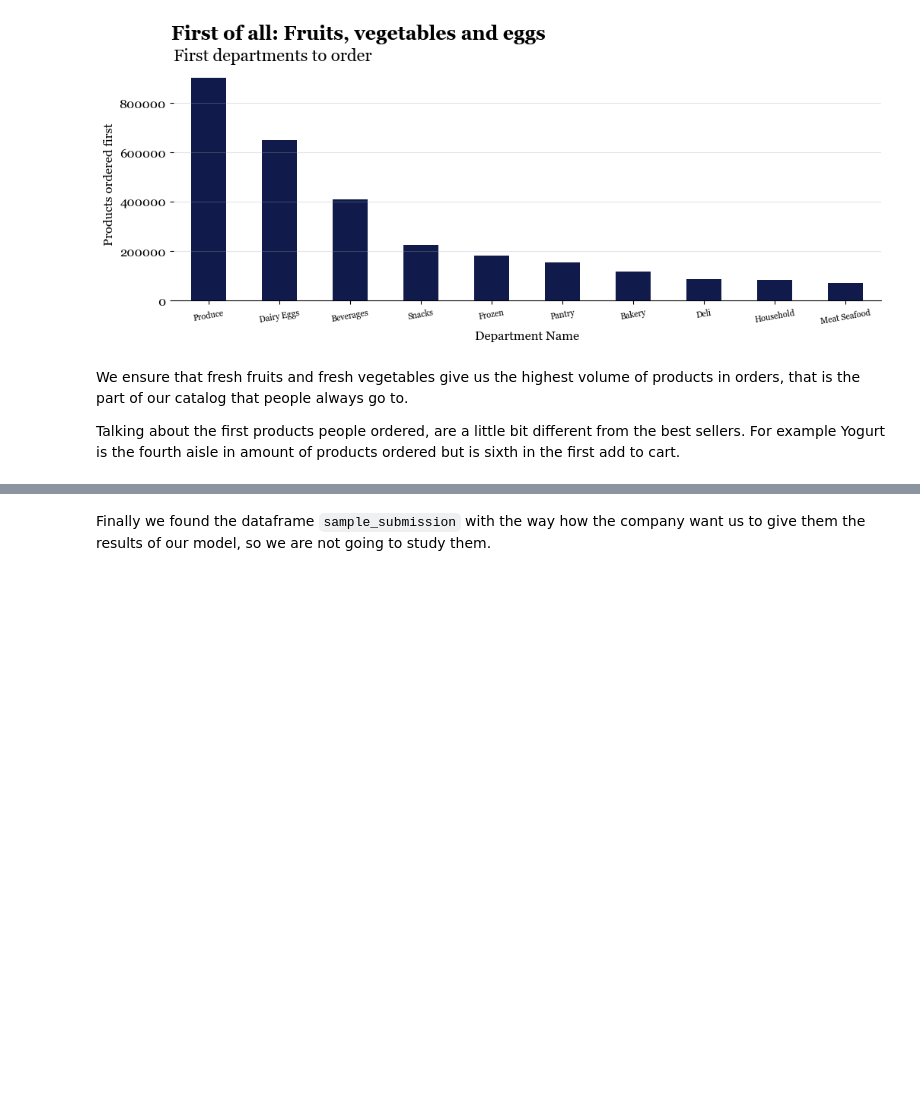
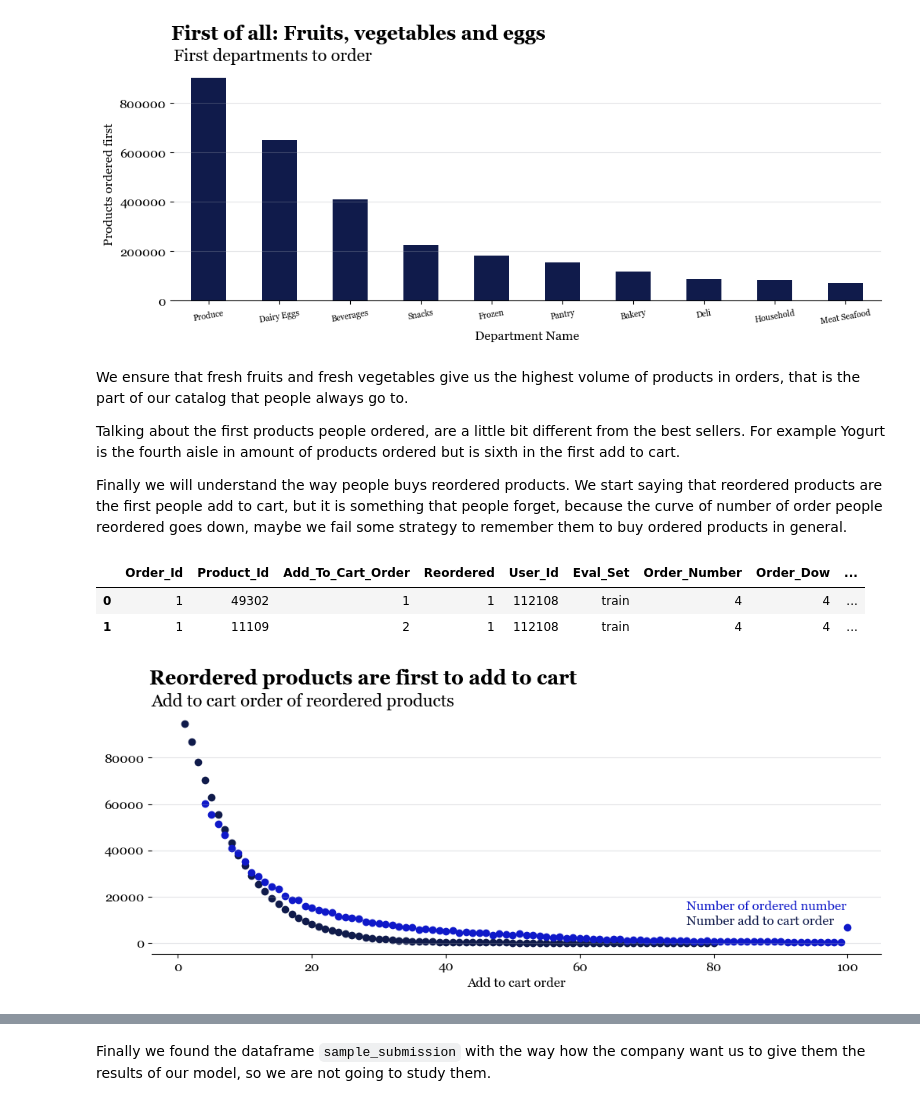
Before and after one commit to juanramosdataexpert/InstacartMarketBasketAnalysis, a Jupyter notebook: Notebooks/EDA.ipynb, the cells around one changed output, grey strips where cells are left out. Cells and saved outputs as stored; diff of their text form; code cells hidden in the pictures; blank space fills up the shorter version.

```diff
--- a/Notebooks/EDA.ipynb
+++ b/Notebooks/EDA.ipynb
@@ -1025,3 +1025,51 @@ plt.show()
 We ensure that fresh fruits and fresh vegetables give us the highest volume of products in orders, that is the part of our catalog that people always go to.
 
 Talking about the first products people ordered, are a little bit different from the best sellers. For example Yogurt is the fourth aisle in amount of products ordered but is sixth in the first add to cart.
+
+Finally we will understand the way people buys reordered products. We start saying that reordered products are the first people add to cart, but it is something that people forget, because the curve of number of order people reordered goes down, maybe we fail some strategy to remember them to buy ordered products in general.
+# %%
+# Filter the dataframe by reordered products
+reordered_filter = dfs['order_products__train'][dfs['order_products__train']
+                                                ['Reordered'] == 1]
+
+# Merge filtered dataframe with 'Orders' dataframe
+reordered_filter = reordered_filter.merge(dfs['orders'],
+                                          on='Order_Id',
+                                          how='left')
+reordered_filter.head(2)
+# %% [output]
+|  | Order_Id | Product_Id | Add_To_Cart_Order | Reordered | User_Id | Eval_Set | Order_Number | Order_Dow | ... |
+| 0 | 1 | 49302 | 1 | 1 | 112108 | train | 4 | 4 | ... |
+| 1 | 1 | 11109 | 2 | 1 | 112108 | train | 4 | 4 | ... |
+# %%
+# Plot 'Add to cart order'
+reordered_add_to = reordered_filter['Add_To_Cart_Order'].value_counts()
+reordered_order_number = reordered_filter['Order_Number'].value_counts()
+
+fig, ax = plt.subplots(figsize=[12, 4])
+plt.suptitle('Reordered products are first to add to cart',
+             size=18, ha='left', weight='bold',
+             x=0.123, y=1.02)
+plt.title('Add to cart order of reordered products',
+          size=16, loc='left')
+plt.scatter(reordered_add_to.index,
+            reordered_add_to,
+            color=juan_colors[0])
+plt.annotate('Number add to cart order',
+             xy=(reordered_add_to.index[-6],
+                 reordered_add_to.values[-10] + 8e3),
+             color=juan_colors[0])
+plt.scatter(reordered_order_number.index,
+            reordered_order_number,
+            color=juan_colors[4])
+plt.annotate('Number of ordered number',
+             xy=(reordered_add_to.index[-6],
+                 reordered_order_number.values[-10] + 14e3),
+             color=juan_colors[4])
+plt.xlabel('Add to cart order')
+plt.grid(color=juan_colors[2],
+         alpha=0.3, axis='y')
+ax.spines[['top', 'left', 'right']].set_visible(False)
+plt.show()
+# %% [output]
+[figure, added]
```
Also changed, not shown: parts of 2 cells of this notebook.
